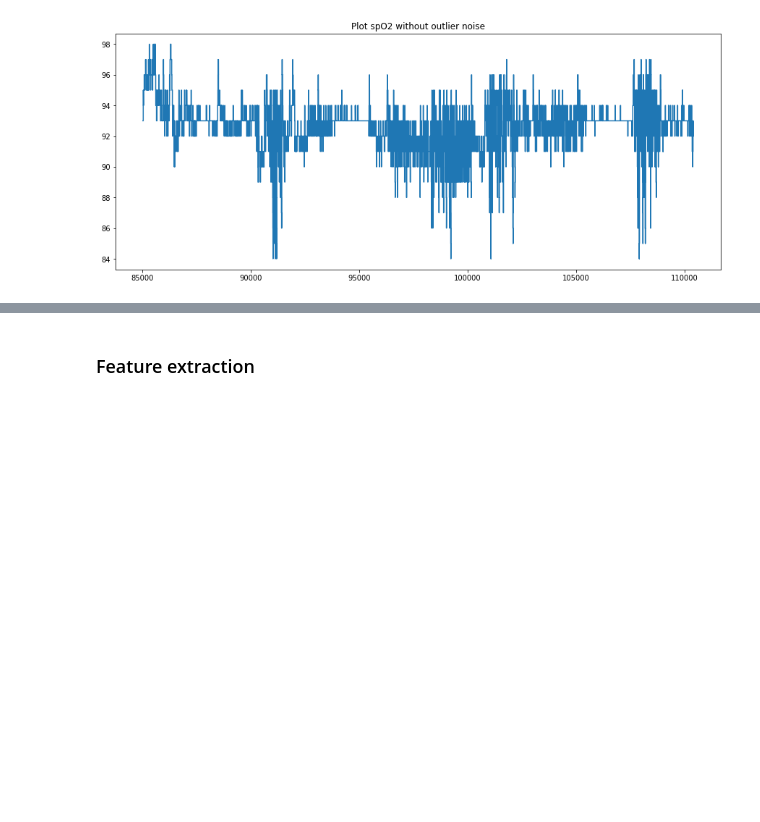
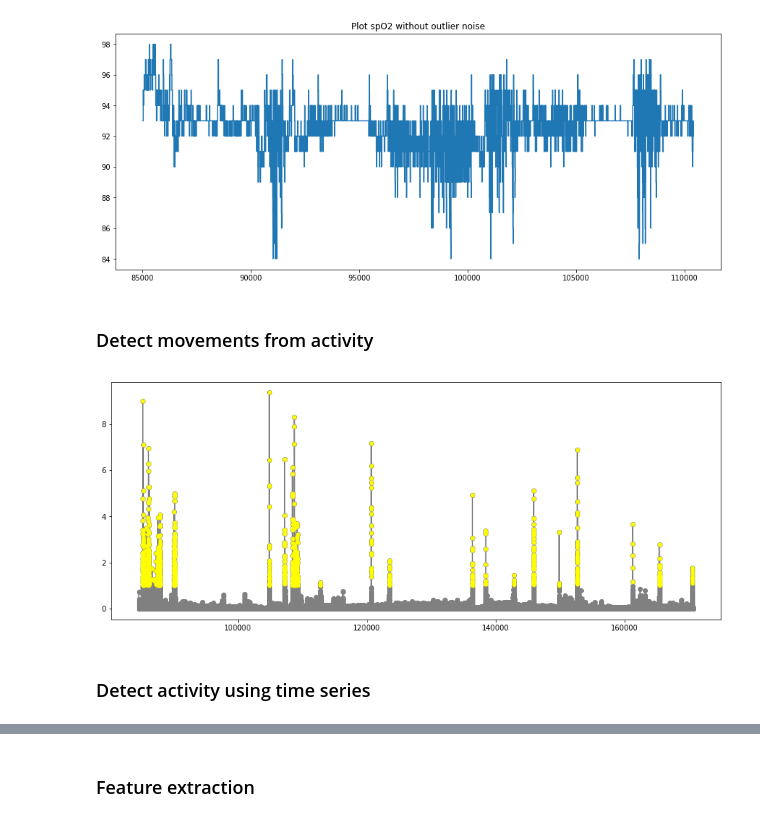
Before and after one commit to saralocatelli94/TesiMagistrale, a Jupyter notebook: desaturation.ipynb, the cells around one changed output, grey strips where cells are left out. Drawn from its saved outputs; the diff is of its cells as text; code cells hidden in the pictures; blank space fills up the shorter version.

```diff
--- a/desaturation.ipynb
+++ b/desaturation.ipynb
@@ -47,3 +59,18 @@ plt.step(time_array,spo2_array)
 [figure]
 # %%
 # Fluctuation noise
+# %% [markdown]
+### Detect movements from activity
+# %%
+movements_index=[]
+for i in range(0,len(activity_array)):
+    if(activity_array[i]>1):
+        movements_index.append(i)
+plt.figure(figsize=(15,6))
+plt.plot(time_activity_array,activity_array, marker='o', color="grey")
+for i in range(0,len(movements_index)):
+    plt.plot(time_activity_array[movements_index[i]],activity_array[movements_index[i]],  marker='o', markersize=5, color="yellow")
+# %% [output]
+[figure, added]
+# %% [markdown]
+### Detect activity using time series
```
Also changed, not shown: parts of 19 cells of this notebook, 1 other file.
